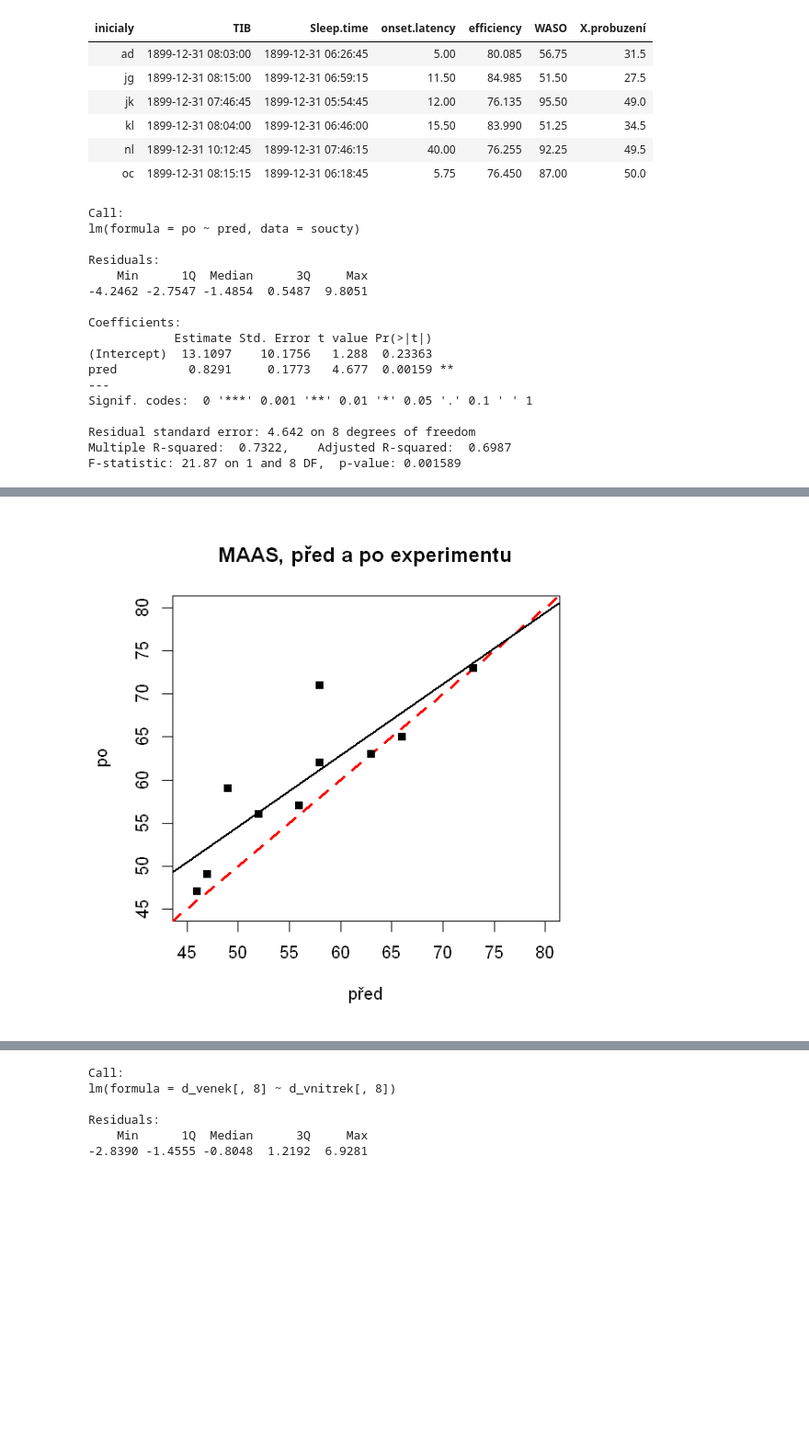
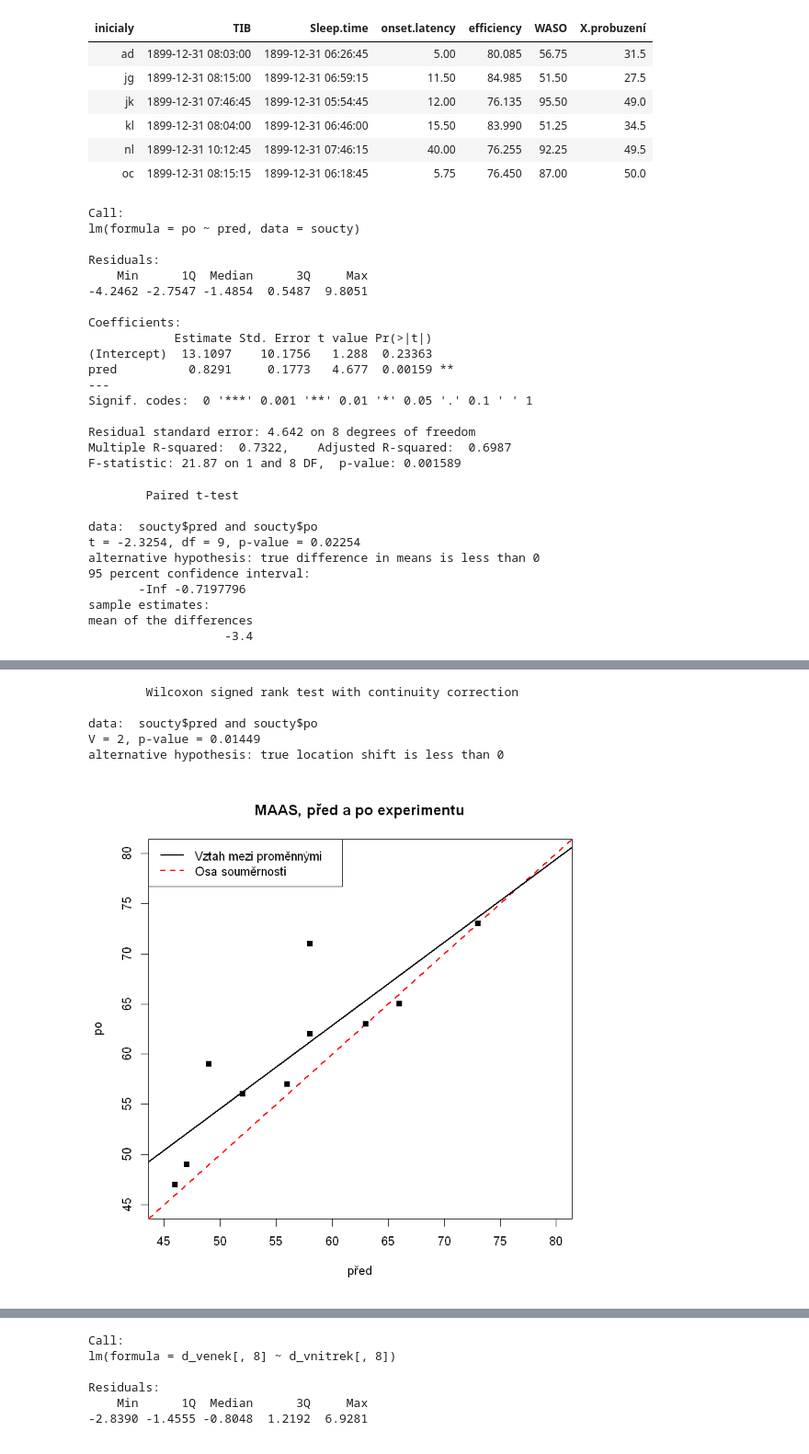
Before and after one commit to magicbeans817/projekt_spani, a Jupyter notebook: script.ipynb, the cells around one changed output, grey strips where cells are left out. Shown at 92% size. Saved outputs shown, nothing was run; the diff lists cells and outputs as text; code cells hidden in the pictures; blank space fills up the shorter version.

```diff
--- a/script.ipynb
+++ b/script.ipynb
@@ -87,10 +87,15 @@ soucty <- data.frame(read_excel("soucty_pred_po.xlsx")) #nacitam data
 model_soucty <- lm(po ~ pred, data = soucty)
 summary(model_soucty)
 plot(soucty, type = "n", xlab = "před", ylab = "po", xlim = c(45,80), ylim = c(45,80))
-abline(a = 0, b = 1, col = "red", lty = 2, lwd = 3)
+abline(a = 0, b = 1, col = "red", lty = 2, lwd = 2)
 abline(a = model_soucty$coefficients[1], b = model_soucty$coefficients[2], lty = 1, lwd = 2, col = "black")
 points(soucty$pred, soucty$po, pch = 15)
 title("MAAS, před a po experimentu")
+legend("topleft", lty = c(1, 2), lwd = c(2,2), legend = c("Vztah mezi proměnnými","Osa souměrnosti"), col = c("black", "red"))
+
+t.test(soucty$pred, soucty$po, paired = TRUE, alternative = "less")
+
+wilcox.test(soucty$pred, soucty$po, paired = TRUE, alternative = "less")
 # %% [output]
 Call:
 lm(formula = po ~ pred, data = soucty)
@@ -109,3 +114,13 @@ Signif. codes:  0 '***' 0.001 '**' 0.01 '*' 0.05 '.' 0.1 ' ' 1
 Residual standard error: 4.642 on 8 degrees of freedom
 Multiple R-squared:  0.7322,    Adjusted R-squared:  0.6987
 F-statistic: 21.87 on 1 and 8 DF,  p-value: 0.001589
+        Paired t-test
+
+data:  soucty$pred and soucty$po
+t = -2.3254, df = 9, p-value = 0.02254
+alternative hypothesis: true difference in means is less than 0
+95 percent confidence interval:
+       -Inf -0.7197796
+sample estimates:
+mean of the differences
+                   -3.4
@@ -112,4 +130,9 @@ F-statistic: 21.87 on 1 and 8 DF,  p-value: 0.001589
+        Wilcoxon signed rank test with continuity correction
+
+data:  soucty$pred and soucty$po
+V = 2, p-value = 0.01449
+alternative hypothesis: true location shift is less than 0
-[figure, old version]
+[figure, new version]
 # %%
 options(repr.plot.width=5, repr.plot.height=5)
 
```
Also changed, not shown: parts of 7 cells of this notebook.
